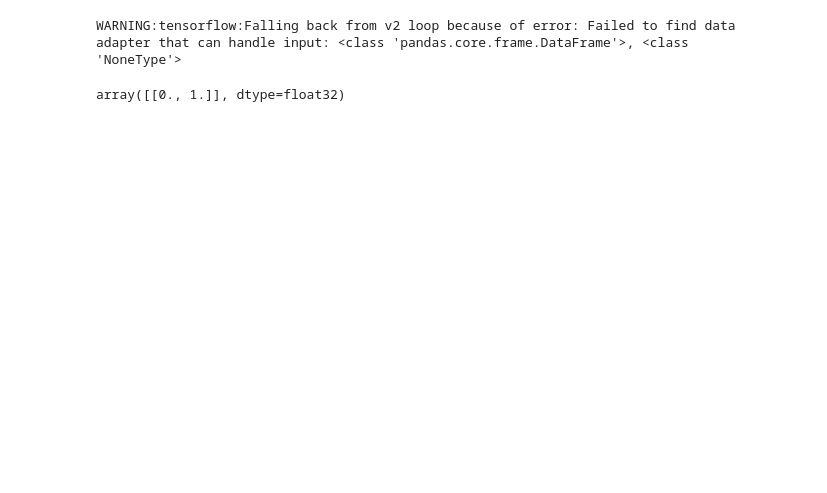
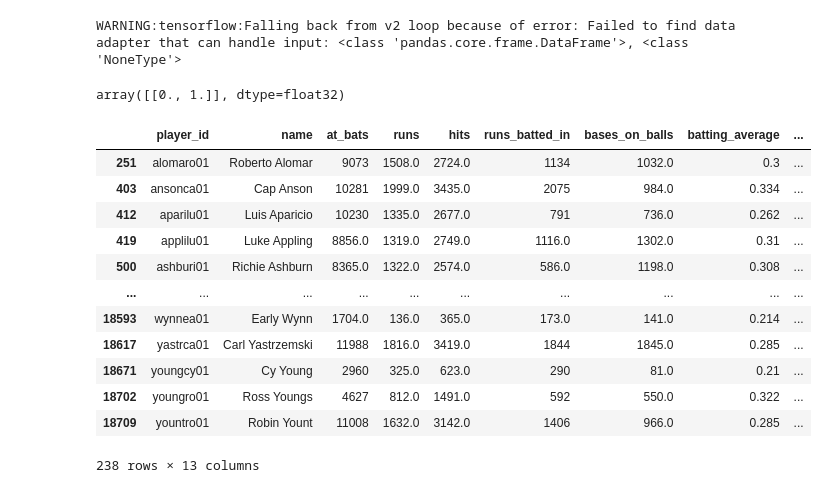
Before and after one commit to rteves0914/sportsReference_ML, a Jupyter notebook: machine.ipynb, the cells around one changed output. Drawn from its saved outputs; the diff is of its cells as text; code cells hidden in the pictures; blank space fills up the shorter version.

```diff
--- a/machine.ipynb
+++ b/machine.ipynb
@@ -155,3 +154,20 @@ player_predict
 # %% [output]
 WARNING:tensorflow:Falling back from v2 loop because of error: Failed to find data adapter that can handle input: <class 'pandas.core.frame.DataFrame'>, <class 'NoneType'>
 array([[0., 1.]], dtype=float32)
+# %%
+yes = replaced_df.loc[replaced_df["hall_of_fame"] == "yes"]
+yes
+# %% [output]
+|  | player_id | name | at_bats | runs | hits | runs_batted_in | bases_on_balls | batting_average | ... |
+| 251 | alomaro01 | Roberto Alomar | 9073 | 1508.0 | 2724.0 | 1134 | 1032.0 | 0.3 | ... |
+| 403 | ansonca01 | Cap Anson | 10281 | 1999.0 | 3435.0 | 2075 | 984.0 | 0.334 | ... |
+| 412 | aparilu01 | Luis Aparicio | 10230 | 1335.0 | 2677.0 | 791 | 736.0 | 0.262 | ... |
+| 419 | applilu01 | Luke Appling | 8856.0 | 1319.0 | 2749.0 | 1116.0 | 1302.0 | 0.31 | ... |
+| 500 | ashburi01 | Richie Ashburn | 8365.0 | 1322.0 | 2574.0 | 586.0 | 1198.0 | 0.308 | ... |
+| ... | ... | ... | ... | ... | ... | ... | ... | ... | ... |
+| 18593 | wynnea01 | Early Wynn | 1704.0 | 136.0 | 365.0 | 173.0 | 141.0 | 0.214 | ... |
+| 18617 | yastrca01 | Carl Yastrzemski | 11988 | 1816.0 | 3419.0 | 1844 | 1845.0 | 0.285 | ... |
+| 18671 | youngcy01 | Cy Young | 2960 | 325.0 | 623.0 | 290 | 81.0 | 0.21 | ... |
+| 18702 | youngro01 | Ross Youngs | 4627 | 812.0 | 1491.0 | 592 | 550.0 | 0.322 | ... |
+| 18709 | yountro01 | Robin Yount | 11008 | 1632.0 | 3142.0 | 1406 | 966.0 | 0.285 | ... |
+238 rows × 13 columns
```
Also changed, not shown: parts of 5 cells of this notebook.
